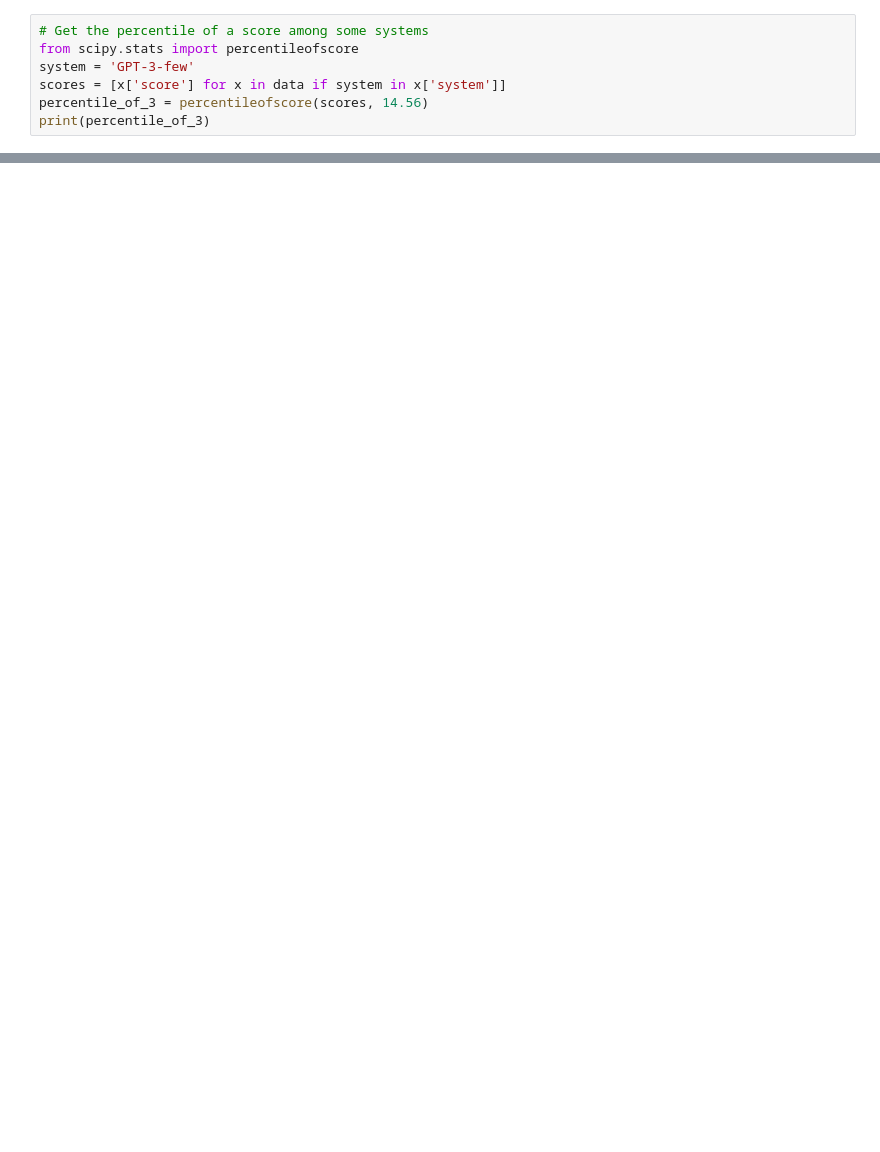
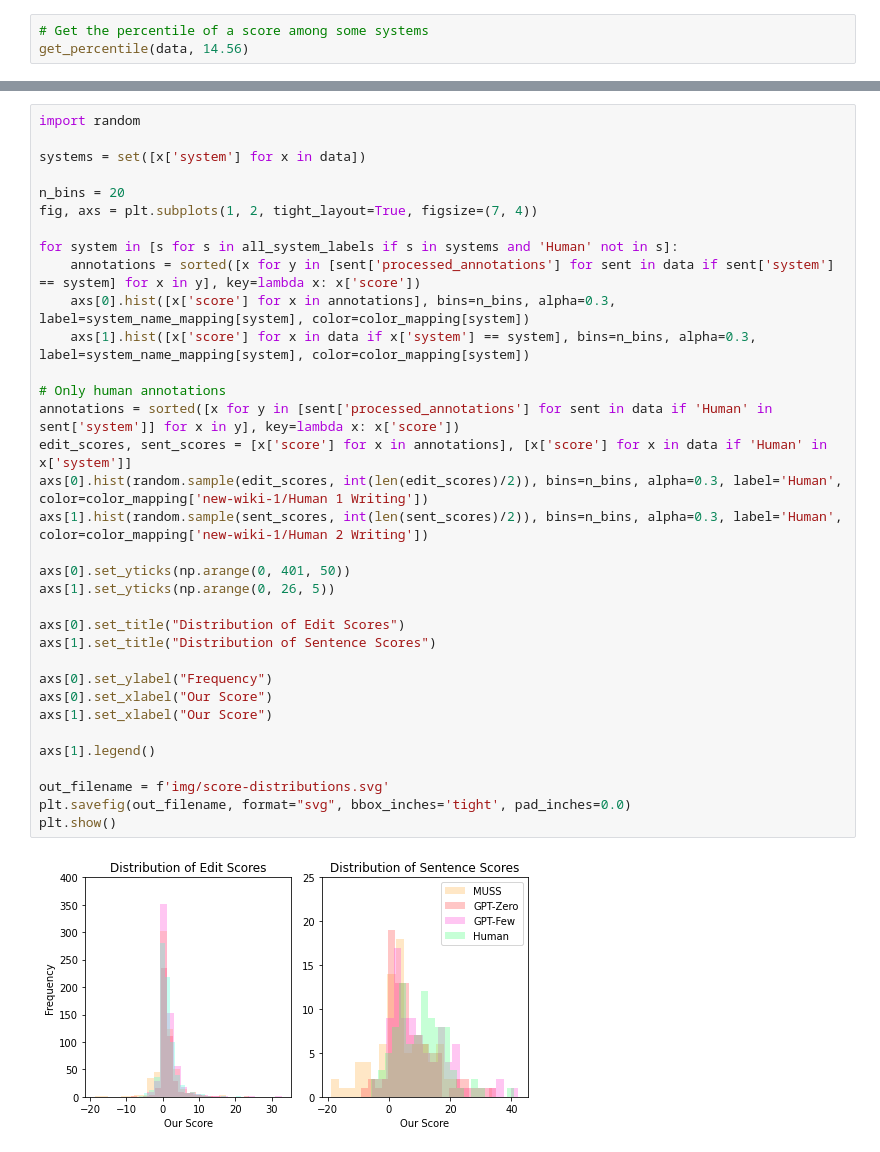
Before and after one commit to Yao-Dou/ts-annotation-tool, a Jupyter notebook: data/analysis/scoring.ipynb, the cells around one changed output, grey strips where cells are left out. Saved outputs shown, nothing was run; the diff lists cells and outputs as text; blank space fills up the shorter version.

Commit message:
add scoring distributions

```diff
--- a/data/analysis/scoring.ipynb
+++ b/data/analysis/scoring.ipynb
@@ -30,9 +30,5 @@ When processing sentence: vinayak - Batch 6, HIT 31 (ID 70). Caught error on: Co
 When processing sentence: vinayak - Batch 6, HIT 40 (ID 79). Caught error on: Could not process edit: {'type': 'insertion', 'id': 1, 'original_span': None, 'simplified_span': [(109, 112)], 'annotation ...
 # %%
 # Get the percentile of a score among some systems
-from scipy.stats import percentileofscore
-system = 'GPT-3-few'
-scores = [x['score'] for x in data if system in x['system']]
-percentile_of_3 = percentileofscore(scores, 14.56)
-print(percentile_of_3)
+get_percentile(data, 14.56)
 # %% [output]
@@ -39,0 +52,36 @@ print(percentile_of_3)
+# %%
+import random
+
+systems = set([x['system'] for x in data])
+
+n_bins = 20
+fig, axs = plt.subplots(1, 2, tight_layout=True, figsize=(7, 4))
+
+for system in [s for s in all_system_labels if s in systems and 'Human' not in s]:
+    annotations = sorted([x for y in [sent['processed_annotations'] for sent in data if sent['system'] == system] for x in y], key=lambda x: x['score'])
+    axs[0].hist([x['score'] for x in annotations], bins=n_bins, alpha=0.3, label=system_name_mapping[system], color=color_mapping[system])
+    axs[1].hist([x['score'] for x in data if x['system'] == system], bins=n_bins, alpha=0.3, label=system_name_mapping[system], color=color_mapping[system])
+
+# Only human annotations
+annotations = sorted([x for y in [sent['processed_annotations'] for sent in data if 'Human' in sent['system']] for x in y], key=lambda x: x['score'])
+edit_scores, sent_scores = [x['score'] for x in annotations], [x['score'] for x in data if 'Human' in x['system']]
+axs[0].hist(random.sample(edit_scores, int(len(edit_scores)/2)), bins=n_bins, alpha=0.3, label='Human', color=color_mapping['new-wiki-1/Human 1 Writing'])
+axs[1].hist(random.sample(sent_scores, int(len(sent_scores)/2)), bins=n_bins, alpha=0.3, label='Human', color=color_mapping['new-wiki-1/Human 2 Writing'])
+
+axs[0].set_yticks(np.arange(0, 401, 50))
+axs[1].set_yticks(np.arange(0, 26, 5))
+
+axs[0].set_title("Distribution of Edit Scores")
+axs[1].set_title("Distribution of Sentence Scores")
+
+axs[0].set_ylabel("Frequency")
+axs[0].set_xlabel("Our Score")
+axs[1].set_xlabel("Our Score")
+
+axs[1].legend()
+
+out_filename = f'img/score-distributions.svg'
+plt.savefig(out_filename, format="svg", bbox_inches='tight', pad_inches=0.0)
+plt.show()
+# %% [output]
+[figure, added]
```
Also changed, not shown: parts of 6 cells of this notebook, 18 other files.
